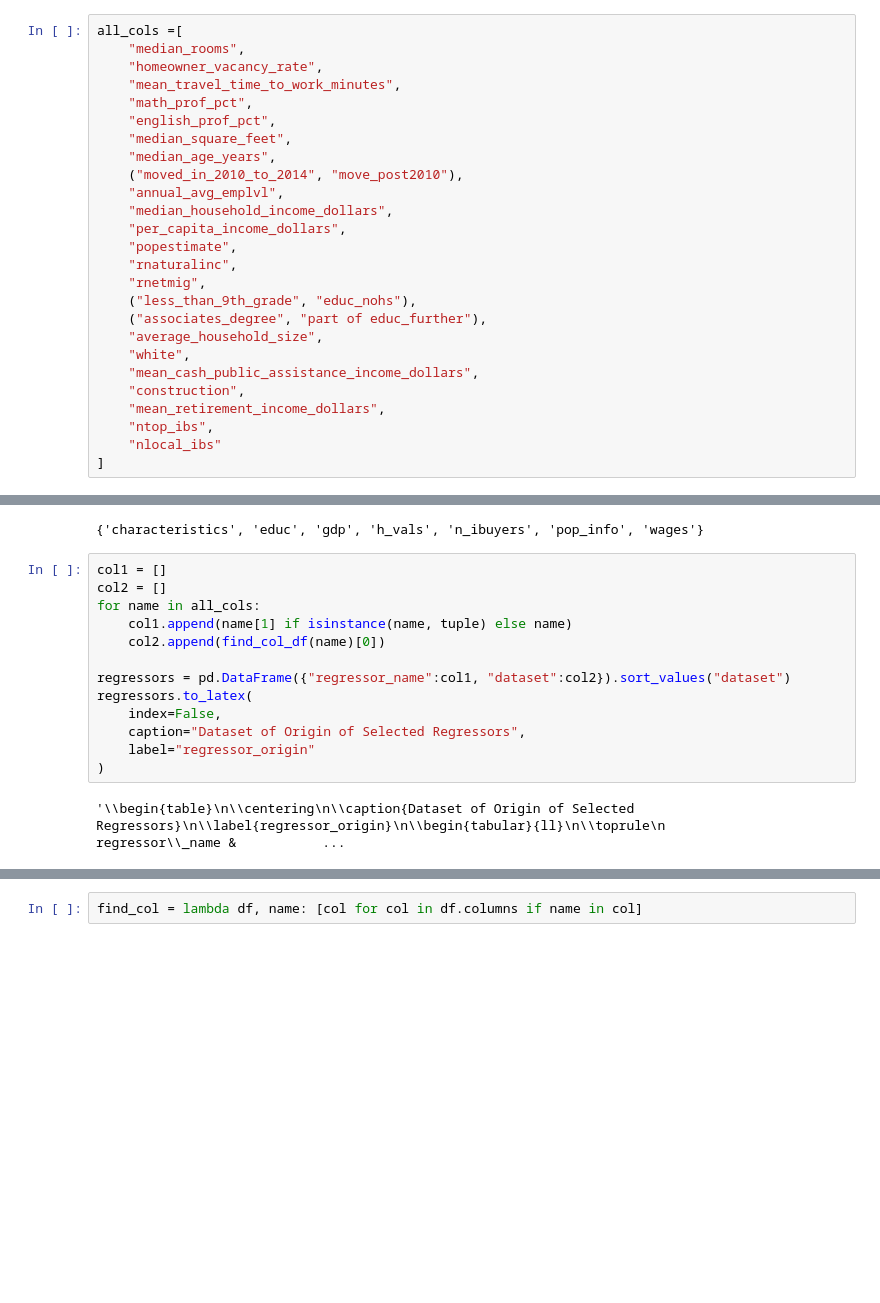
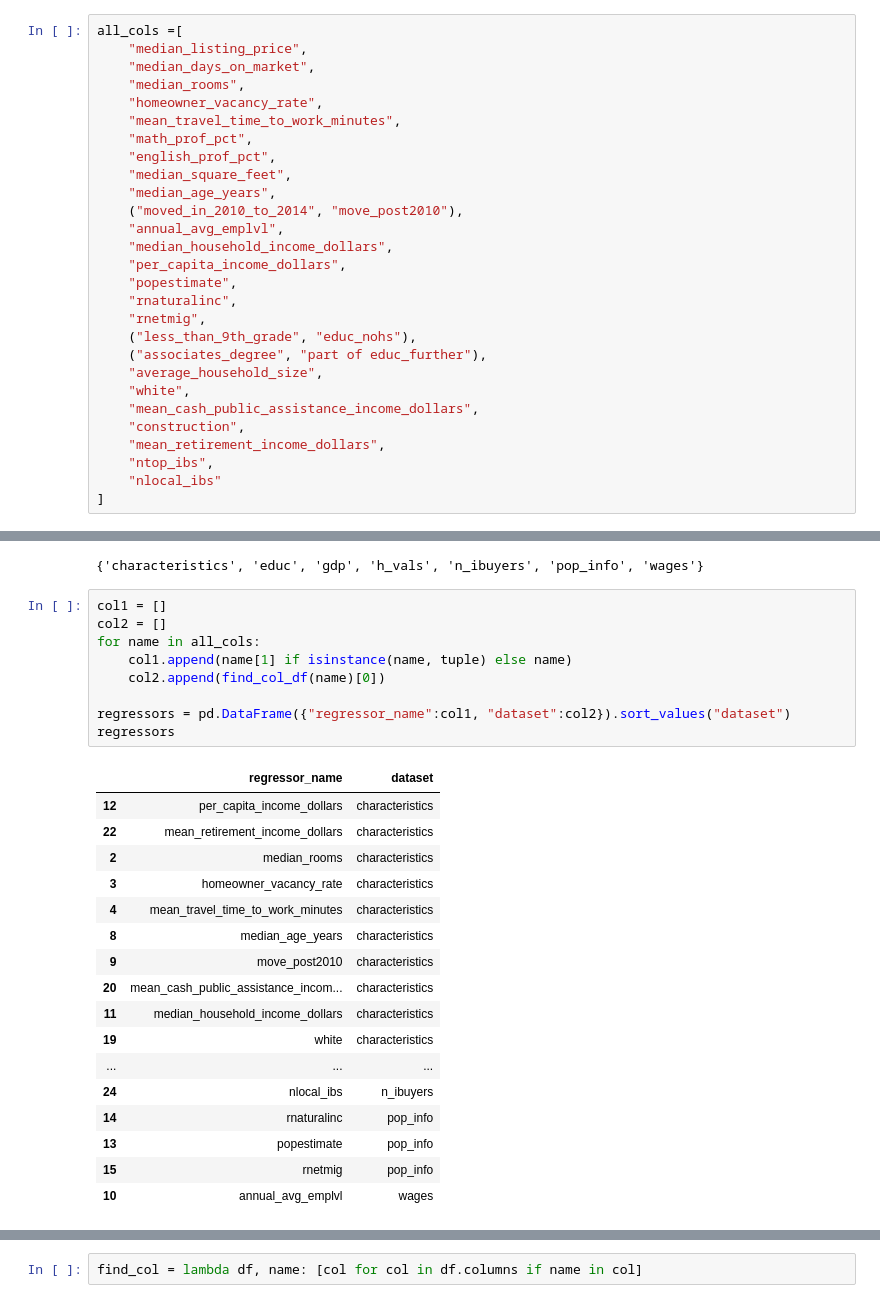
Before and after one commit to renatomatz/ibuying_effects, a Jupyter notebook: data_and_processing/combine_all.ipynb, the cells around one changed output, grey strips where cells are left out. Saved outputs shown, nothing was run; the diff lists cells and outputs as text; blank space fills up the shorter version.

```diff
--- a/data_and_processing/combine_all.ipynb
+++ b/data_and_processing/combine_all.ipynb
@@ -877,6 +893,8 @@ def find_col_df(col):
     return matches[:-1]
 # %%
 all_cols =[
+    "median_listing_price",
+    "median_days_on_market",
     "median_rooms",
     "homeowner_vacancy_rate",
     "mean_travel_time_to_work_minutes",
@@ -916,15 +934,27 @@ len(all_cols)
 # %%
 col1 = []
 col2 = []
 for name in all_cols:
     col1.append(name[1] if isinstance(name, tuple) else name)
     col2.append(find_col_df(name)[0])
 
 regressors = pd.DataFrame({"regressor_name":col1, "dataset":col2}).sort_values("dataset")
-regressors.to_latex(
-    index=False,
-    caption="Dataset of Origin of Selected Regressors",
-    label="regressor_origin"
-)
+regressors
 # %% [output]
-'\\begin{table}\n\\centering\n\\caption{Dataset of Origin of Selected Regressors}\n\\label{regressor_origin}\n\\begin{tabular}{ll}\n\\toprule\n                             regressor\\_name &           ...
+|  | regressor_name | dataset |
+| 12 | per_capita_income_dollars | characteristics |
+| 22 | mean_retirement_income_dollars | characteristics |
+| 2 | median_rooms | characteristics |
+| 3 | homeowner_vacancy_rate | characteristics |
+| 4 | mean_travel_time_to_work_minutes | characteristics |
+| 8 | median_age_years | characteristics |
+| 9 | move_post2010 | characteristics |
+| 20 | mean_cash_public_assistance_incom... | characteristics |
+| 11 | median_household_income_dollars | characteristics |
+| 19 | white | characteristics |
+| ... | ... | ... |
+| 24 | nlocal_ibs | n_ibuyers |
+| 14 | rnaturalinc | pop_info |
+| 13 | popestimate | pop_info |
+| 15 | rnetmig | pop_info |
+| 10 | annual_avg_emplvl | wages |
```
Also changed, not shown: parts of 4 cells of this notebook, 20 other files.
